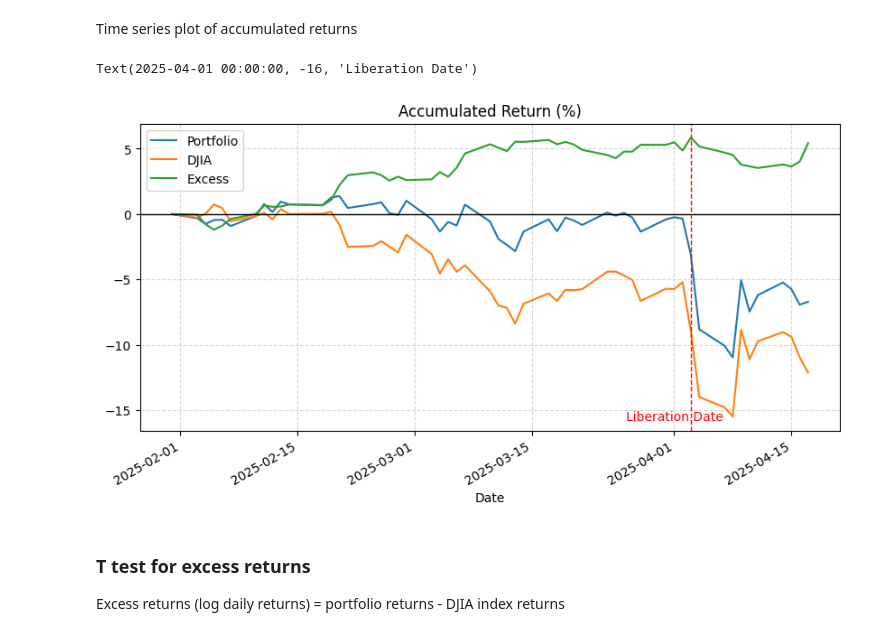
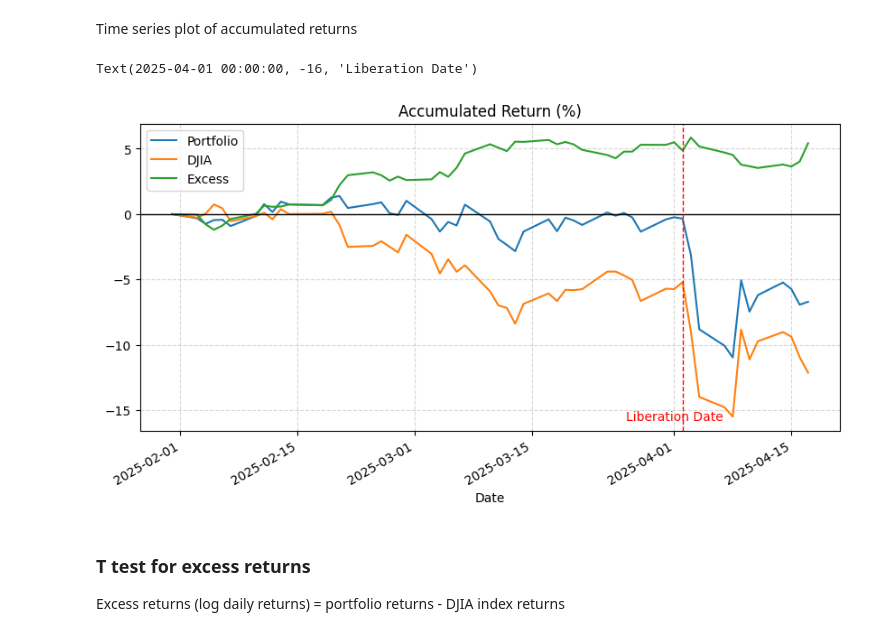
Before and after one commit to bagelquant/fin_model_1, a Jupyter notebook: final report/final_result.ipynb, the cells around one changed output. Cells and saved outputs as stored; diff of their text form; code cells hidden in the pictures.

```diff
--- a/final report/final_result.ipynb
+++ b/final report/final_result.ipynb
@@ -12,6 +12,7 @@ portfolio_start_size = 1000800  # Portfolio size
 # yfinance download date
 start_date = "2025-01-31"
 end_date = "2025-04-19"
+liberation_date = "2025-04-02"  # tariffs day
 # %%
 import pandas as pd
 
@@ -139,20 +140,20 @@ Time series plot of accumulated returns
 # %%
 djia_accumulated = djia / djia.iloc[0] - 1
 portfolio_accumulated_returns = (stock_data / stock_data.iloc[0] - 1).dot(stock_list["Weight"].values)
 
 # plot accumulated returns
 accumulated = pd.concat([portfolio_accumulated_returns * 100, djia_accumulated * 100], axis=1)
 accumulated.columns = ["Portfolio", "DJIA"]
 accumulated["Excess"] = accumulated["Portfolio"] - accumulated["DJIA"]
 # add horizontal line at 0, vertical line at liberation date (dash)
 accumulated.plot(figsize=(10, 5), title="Accumulated Return (%)", legend=True)
 plt.grid(True, linestyle='--', alpha=0.5)
 plt.axhline(0, color='black', lw=1)
-plt.axvline(pd.to_datetime("2025-04-03"), color='red', lw=1, ls='--')  # type: ignore
+plt.axvline(pd.to_datetime(liberation_date), color='red', lw=1, ls='--')  # type: ignore
 plt.text(pd.to_datetime("2025-04-01"), -16, "Liberation Date", ha='center', va='bottom', color='red')  # type: ignore
 # %% [output]
 Text(2025-04-01 00:00:00, -16, 'Liberation Date')
-[figure, old version]
+[figure, new version]
 # %% [markdown]
 ### T test for excess returns
 
```
Also changed, not shown: parts of 2 cells of this notebook, 9 other files.
